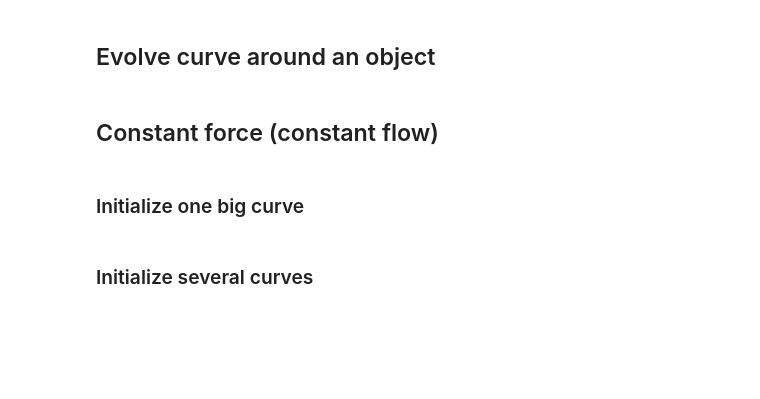
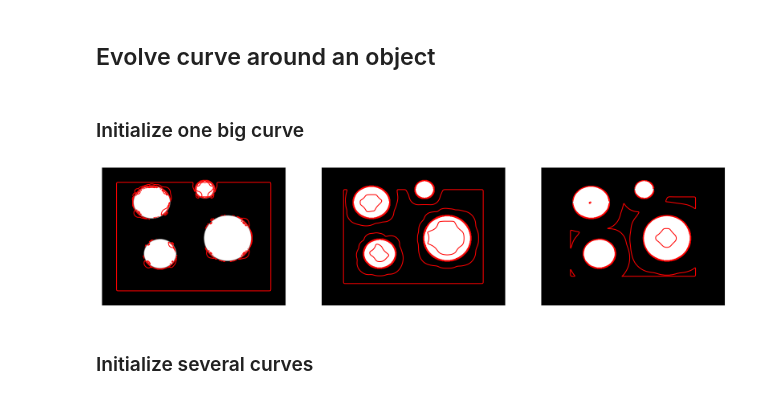
Before and after one commit to jgu13/CellSeg, a Jupyter notebook: Scripts/Test.ipynb, the cells around one changed output. Drawn from its saved outputs; the diff is of its cells as text; code cells hidden in the pictures; blank space fills up the shorter version.

```diff
--- a/Scripts/Test.ipynb
+++ b/Scripts/Test.ipynb
@@ -197,5 +196,3 @@ def curve_evolution(contour, img, dt=0.1, velocity=0.5, max_iter=1000):
 # img = cv.GaussianBlur(img, (3,3), sigmaX=1, borderType=cv.BORDER_DEFAULT)
 # fig, ax = plt.subplots()
 # draw_curve(curve_evolution(img, dt=0.5, max_iter=100), axis=ax)
-# %% [markdown]
-## Constant force (constant flow)
@@ -204,48 +199,36 @@ def curve_evolution(contour, img, dt=0.1, velocity=0.5, max_iter=1000):
 # %% [markdown]
 ### Initialize one big curve
 # %%
+from skimage.draw import rectangle
 # read in the test image 3
 img = imread(os.path.join(DATA_DIR, "example", "test3.png"))
 img = cv.GaussianBlur(img, (3,3), sigmaX=1, borderType=cv.BORDER_DEFAULT)
 # F = get_stopping_term(img)
 # plt.imshow(F, cmap='gray')
 contour_layer = np.zeros_like(img)
-# initialize a small circle in each circle
-center_x = 100
-center_y = 100
-rr, cc = disk((center_x, center_y), 15)
-contour_layer[rr, cc, :] = [255, 255, 255]
-
-center_x = 50
-center_y = 260
-rr, cc = disk((center_x, center_y), 15)
-contour_layer[rr, cc, :] = [255, 255, 255]
-
-center_x = 250
-center_y = 175
-rr, cc = disk((center_x, center_y), 15)
-contour_layer[rr, cc, :] = [255, 255, 255]
-
-center_x = 200
-center_y = 300
-rr, cc = disk((center_x, center_y), 15)
+# initialize a large circle
+start = (20,20)
+end = (contour_layer.shape[0]-20, contour_layer.shape[1]-20)
+rr, cc = rectangle(start=start, end=end)
 contour_layer[rr, cc, :] = [255, 255, 255]
 
 # plt.imshow(img)
 # plt.imshow(contour_layer)
 fig, axs = plt.subplots(nrows=1, ncols=3, figsize=(20, 50))
 max_iters = [100, 200, 300]
 for i in range(3):
     # initalize psi
     psi = initialize(contour_layer)
     # evolve the contour with psi
     psi = curve_evolution(contour_layer, img, dt=0.2, max_iter=max_iters[i])
     axs[i].imshow(img)
     draw_curve(psi, axis=axs[i])
     axs[i].set_xticklabels([])
     axs[i].set_yticklabels([])
     axs[i].set_xticks([])
     axs[i].set_yticks([])
+# %% [output]
+[figure, added]
 # %% [markdown]
 ### Initialize several curves
 # %%
```
Also changed, not shown: parts of 3 cells of this notebook.
